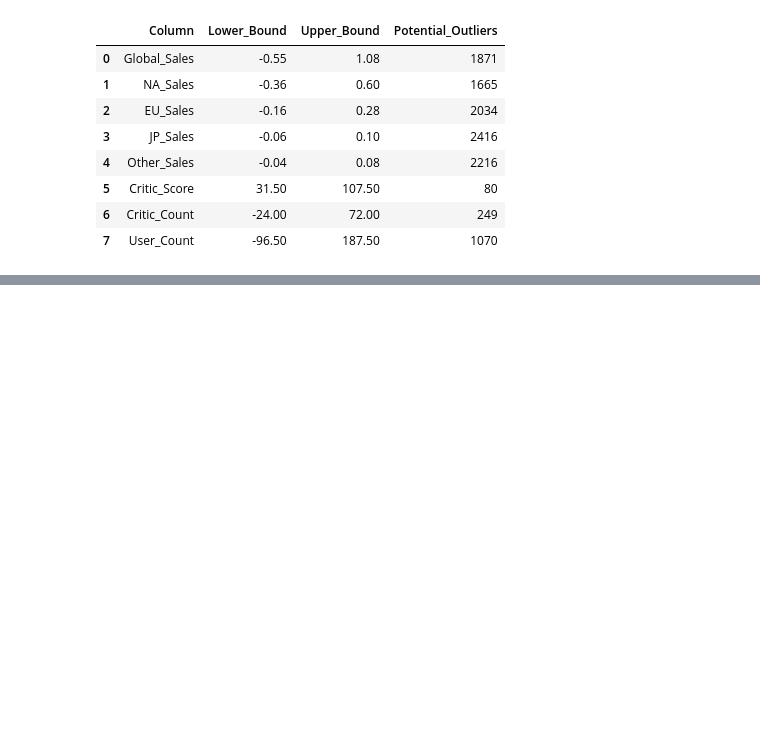
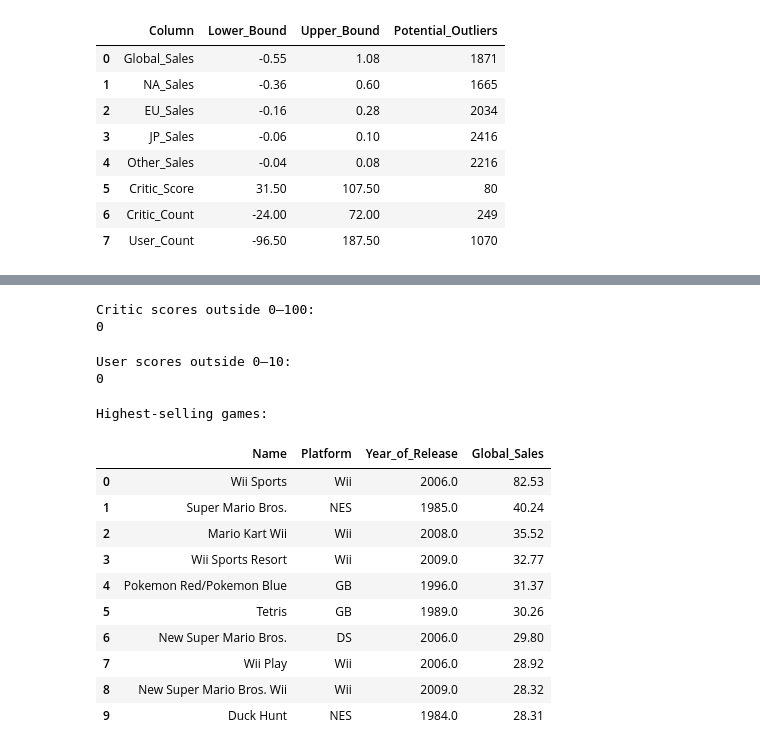
Before and after one commit to abinhyanmikha/Video-Game-Sales-Prediction-Using-Machine-Learning, a Jupyter notebook: data.ipynb, the cells around one changed output, grey strips where cells are left out. Saved outputs shown, nothing was run; the diff lists cells and outputs as text; code cells hidden in the pictures; blank space fills up the shorter version.

```diff
--- a/data.ipynb
+++ b/data.ipynb
@@ -810,0 +827,32 @@ display(outlier_df.round(2))
+# %%
+if "Critic_Score" in df.columns:
+    Critic_outliers = df[(df["Critic_Score"] < 0) | (df["Critic_Score"] > 100)]
+    print("\nCritic scores outside 0–100:")
+    print(len(Critic_outliers))
+# %% [output]
+Critic scores outside 0–100:
+0
+# %%
+if "User_Score" in df.columns:
+    User_outliers = df[(df["User_Score"] < 0) | (df["User_Score"] > 10)]
+    print("\nUser scores outside 0–10:")
+    print(len(User_outliers))
+# %% [output]
+User scores outside 0–10:
+0
+# %%
+print("\nHighest-selling games:")
+display(df.nlargest(10, "Global_Sales")[["Name", "Platform", "Year_of_Release", "Global_Sales"]])
+# %% [output]
+Highest-selling games:
+|  | Name | Platform | Year_of_Release | Global_Sales |
+| 0 | Wii Sports | Wii | 2006.0 | 82.53 |
+| 1 | Super Mario Bros. | NES | 1985.0 | 40.24 |
+| 2 | Mario Kart Wii | Wii | 2008.0 | 35.52 |
+| 3 | Wii Sports Resort | Wii | 2009.0 | 32.77 |
+| 4 | Pokemon Red/Pokemon Blue | GB | 1996.0 | 31.37 |
+| 5 | Tetris | GB | 1989.0 | 30.26 |
+| 6 | New Super Mario Bros. | DS | 2006.0 | 29.80 |
+| 7 | Wii Play | Wii | 2006.0 | 28.92 |
+| 8 | New Super Mario Bros. Wii | Wii | 2009.0 | 28.32 |
+| 9 | Duck Hunt | NES | 1984.0 | 28.31 |
```
Also changed, not shown: parts of 1 cell of this notebook.
